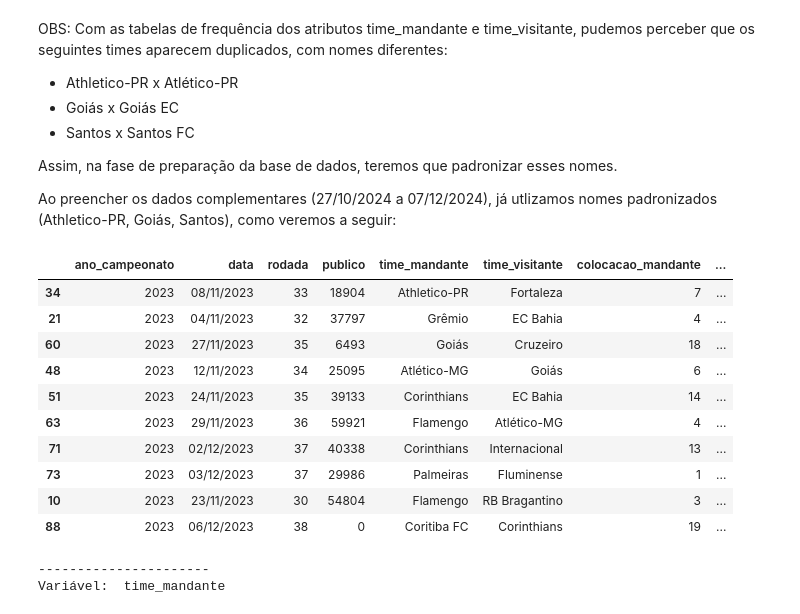
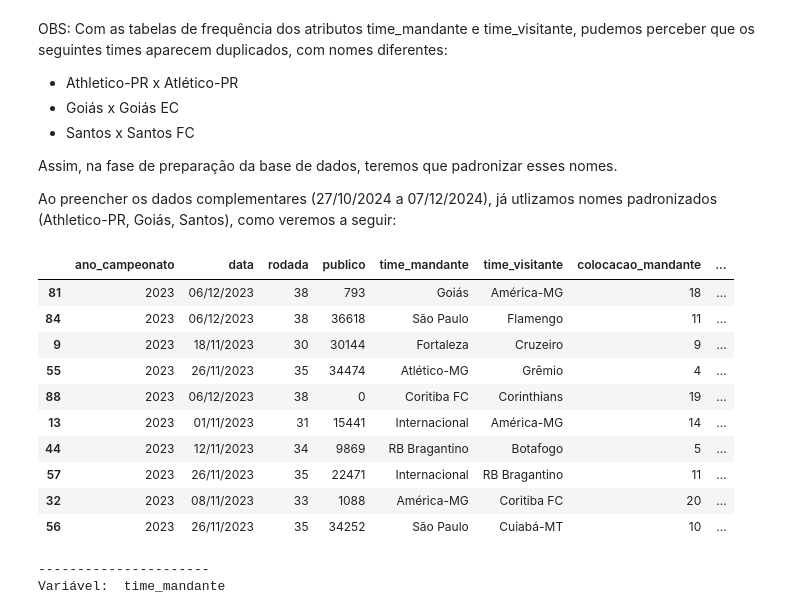
Before and after one commit to salomaofreitasjr/TCC_PUC_MINAS_POS_CIENCIA_DE_DADOS_2023, a Jupyter notebook: Projeto Python/01 - Análise Exploratória.ipynb, the cells around one changed output. Saved outputs shown, nothing was run; the diff lists cells and outputs as text; code cells hidden in the pictures.

```diff
--- a/Projeto Python/01 - Análise Exploratória.ipynb
+++ b/Projeto Python/01 - Análise Exploratória.ipynb
@@ -357,23 +360,23 @@ Assim, na fase de preparação da base de dados, teremos que padronizar esses no
 Ao preencher os dados complementares (27/10/2024 a 07/12/2024), já utlizamos nomes padronizados (Athletico-PR, Goiás, Santos), como veremos a seguir:
 # %%
 # Dados complementares (27/10/2023 a 07/12/2023) preenchidos com dados obtidos em https://www.srgoool.com.br/
-df_brasileirao_comp = pd.read_csv('/content/drive/MyDrive/Colab Notebooks/PUC Minas - TCC Ciência de Dados/Datasets/brasileirao_serie_a_dados_complementares_2023.csv', sep= ';')
+df_brasileirao_comp = pd.read_csv('/content/drive/MyDrive/Colab Notebooks/PUC Minas - TCC Ciência de Dados/Datasets/entrada/brasileirao_serie_a_dados_complementares_2023.csv', sep= ';')
 
 df_brasileirao_comp = df_brasileirao_comp[col_interesse]
 
 df_brasileirao_comp.sample(10)
 # %% [output]
 |  | ano_campeonato | data | rodada | publico | time_mandante | time_visitante | colocacao_mandante | ... |
-| 34 | 2023 | 08/11/2023 | 33 | 18904 | Athletico-PR | Fortaleza | 7 | ... |
-| 21 | 2023 | 04/11/2023 | 32 | 37797 | Grêmio | EC Bahia | 4 | ... |
-| 60 | 2023 | 27/11/2023 | 35 | 6493 | Goiás | Cruzeiro | 18 | ... |
-| 48 | 2023 | 12/11/2023 | 34 | 25095 | Atlético-MG | Goiás | 6 | ... |
-| 51 | 2023 | 24/11/2023 | 35 | 39133 | Corinthians | EC Bahia | 14 | ... |
-| 63 | 2023 | 29/11/2023 | 36 | 59921 | Flamengo | Atlético-MG | 4 | ... |
-| 71 | 2023 | 02/12/2023 | 37 | 40338 | Corinthians | Internacional | 13 | ... |
-| 73 | 2023 | 03/12/2023 | 37 | 29986 | Palmeiras | Fluminense | 1 | ... |
-| 10 | 2023 | 23/11/2023 | 30 | 54804 | Flamengo | RB Bragantino | 3 | ... |
+| 81 | 2023 | 06/12/2023 | 38 | 793 | Goiás | América-MG | 18 | ... |
+| 84 | 2023 | 06/12/2023 | 38 | 36618 | São Paulo | Flamengo | 11 | ... |
+| 9 | 2023 | 18/11/2023 | 30 | 30144 | Fortaleza | Cruzeiro | 9 | ... |
+| 55 | 2023 | 26/11/2023 | 35 | 34474 | Atlético-MG | Grêmio | 4 | ... |
 | 88 | 2023 | 06/12/2023 | 38 | 0 | Coritiba FC | Corinthians | 19 | ... |
+| 13 | 2023 | 01/11/2023 | 31 | 15441 | Internacional | América-MG | 14 | ... |
+| 44 | 2023 | 12/11/2023 | 34 | 9869 | RB Bragantino | Botafogo | 5 | ... |
+| 57 | 2023 | 26/11/2023 | 35 | 22471 | Internacional | RB Bragantino | 11 | ... |
+| 32 | 2023 | 08/11/2023 | 33 | 1088 | América-MG | Coritiba FC | 20 | ... |
+| 56 | 2023 | 26/11/2023 | 35 | 34252 | São Paulo | Cuiabá-MT | 10 | ... |
 # %%
 # Tabelas de frequencia
 df_quali = df_brasileirao_comp[quali]
```
Also changed, not shown: parts of 7 cells of this notebook, 3 other files.
